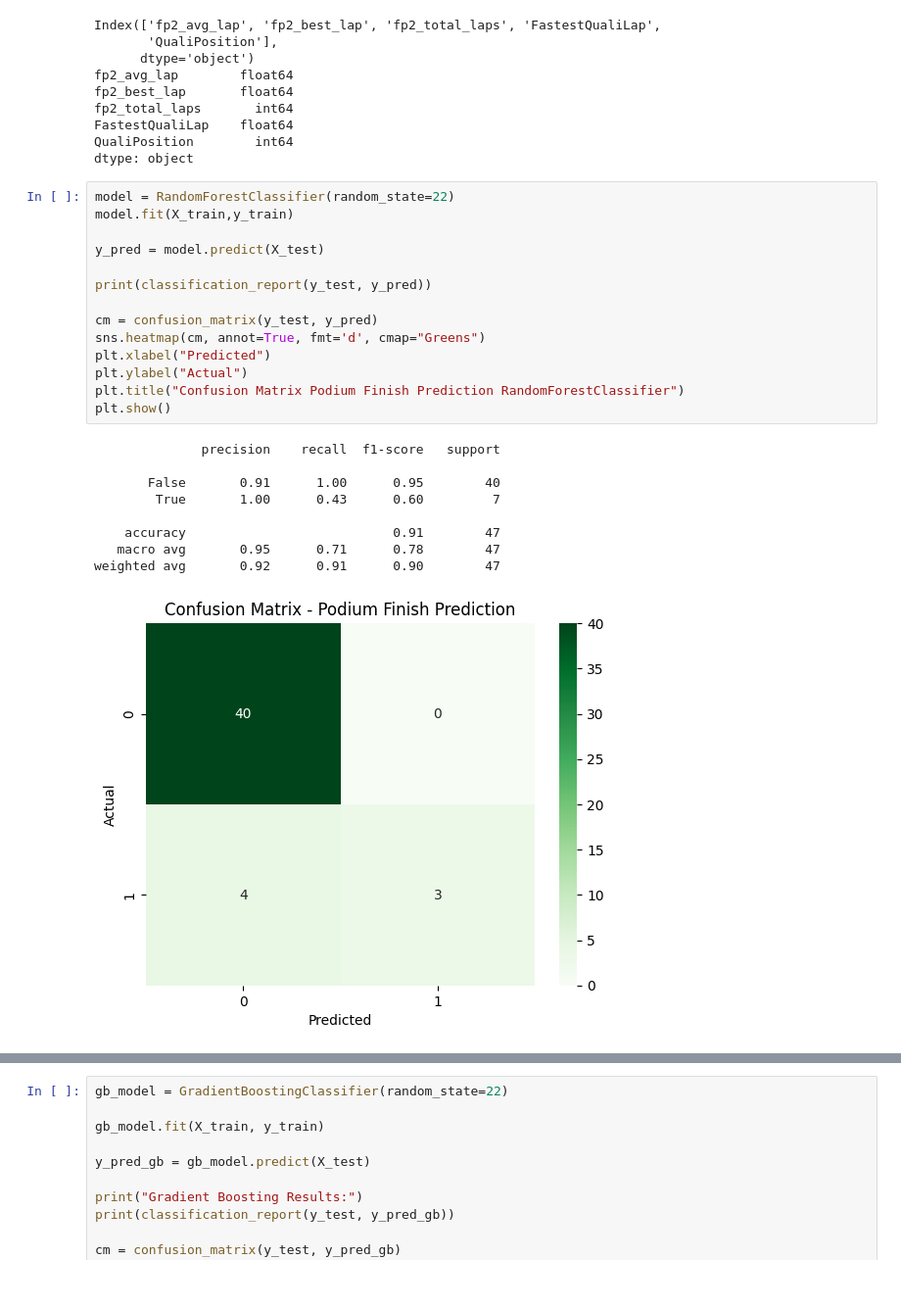
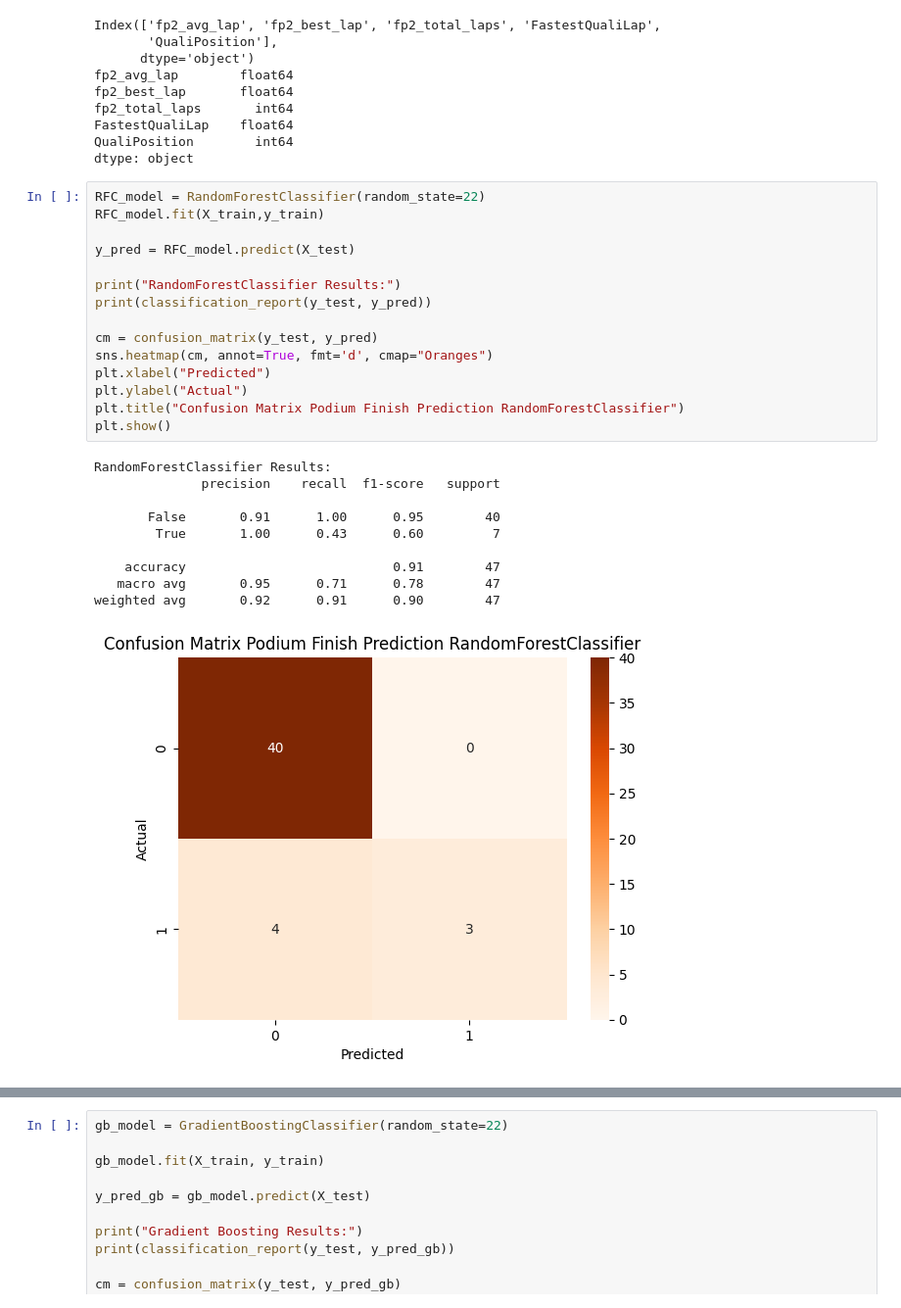
Before and after one commit to ipolishc22/f1-podium-predictor, a Jupyter notebook: notebooks/modeling.ipynb, the cells around one changed output, grey strips where cells are left out. Shown: that part at 98% size. Drawn from its saved outputs; the diff is of its cells as text.

Commit message:
Update modeling notebook

```diff
--- a/notebooks/modeling.ipynb
+++ b/notebooks/modeling.ipynb
@@ -44,29 +44,31 @@ FastestQualiLap    float64
 QualiPosition        int64
 dtype: object
 # %%
-model = RandomForestClassifier(random_state=22)
-model.fit(X_train,y_train)
+RFC_model = RandomForestClassifier(random_state=22)
+RFC_model.fit(X_train,y_train)
 
-y_pred = model.predict(X_test)
+y_pred = RFC_model.predict(X_test)
 
+print("RandomForestClassifier Results:")
 print(classification_report(y_test, y_pred))
 
 cm = confusion_matrix(y_test, y_pred)
-sns.heatmap(cm, annot=True, fmt='d', cmap="Greens")
+sns.heatmap(cm, annot=True, fmt='d', cmap="Oranges")
 plt.xlabel("Predicted")
 plt.ylabel("Actual")
 plt.title("Confusion Matrix Podium Finish Prediction RandomForestClassifier")
 plt.show()
 # %% [output]
+RandomForestClassifier Results:
               precision    recall  f1-score   support
 
        False       0.91      1.00      0.95        40
         True       1.00      0.43      0.60         7
 
     accuracy                           0.91        47
    macro avg       0.95      0.71      0.78        47
 weighted avg       0.92      0.91      0.90        47
-[figure, old version]
+[figure, new version]
 # %%
 log_model = LogisticRegression(class_weight='balanced', random_state=22)
 log_model.fit(X_train, y_train)
```
Also changed, not shown: parts of 4 cells of this notebook.
